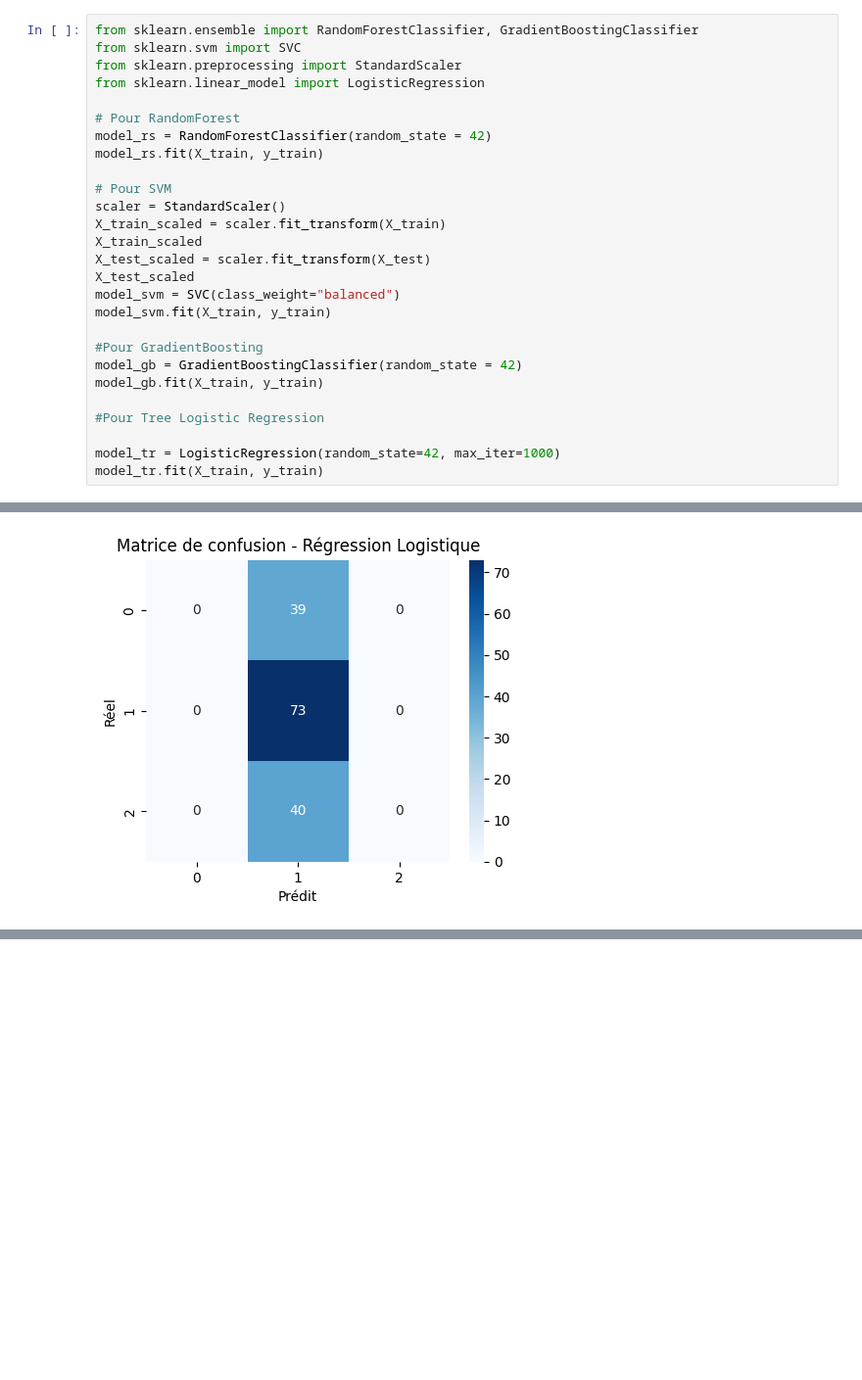
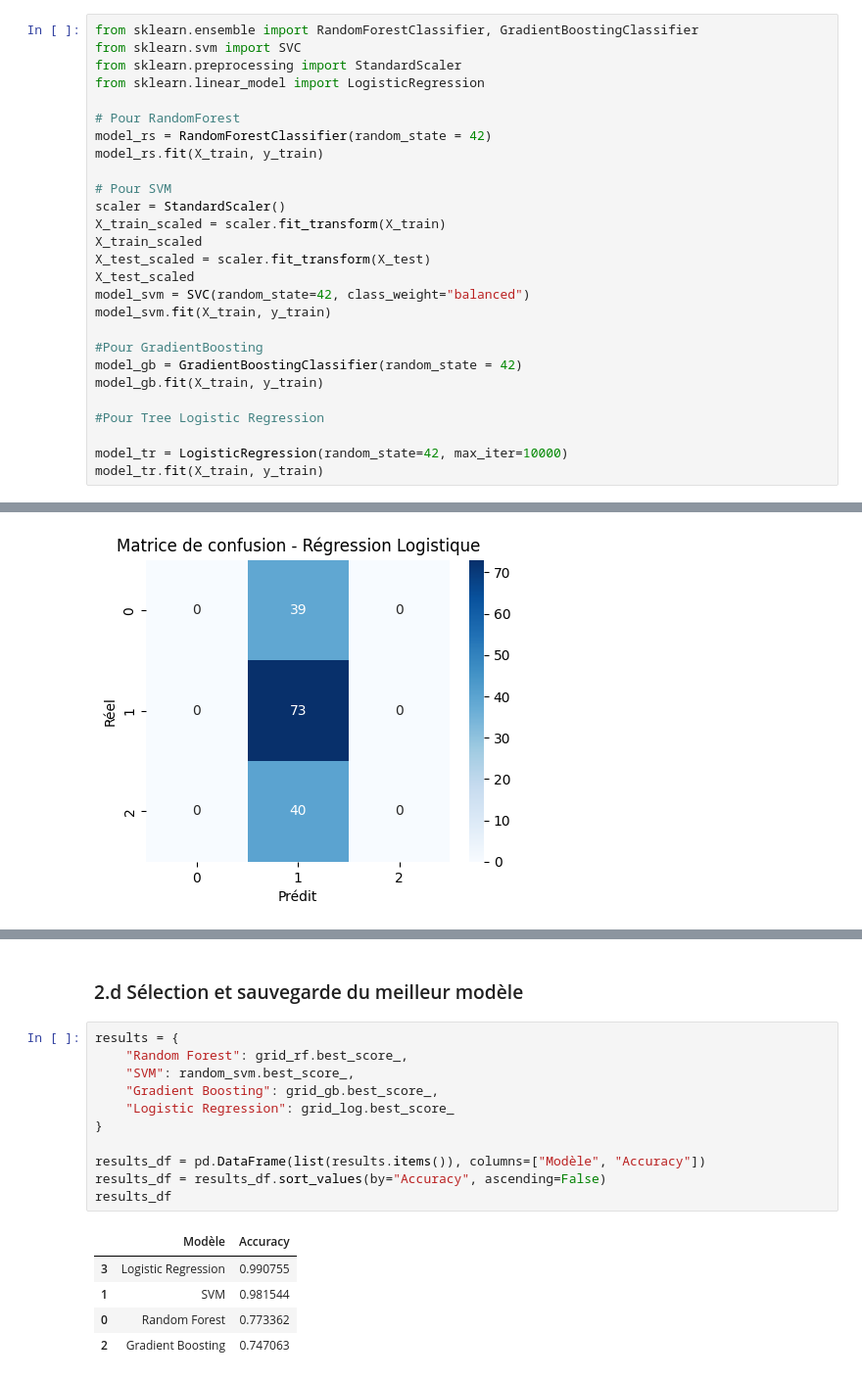
Before and after one commit to r00tMG/risque_diabete_par_analyse_clinique_model_apprentissage, a Jupyter notebook: notebooks/script.ipynb, the cells around one changed output, grey strips where cells are left out. Shown at 98% size. Saved outputs shown, nothing was run; the diff lists cells and outputs as text; blank space fills up the shorter version.

```diff
--- a/notebooks/script.ipynb
+++ b/notebooks/script.ipynb
@@ -492,7 +492,7 @@ X_train_scaled = scaler.fit_transform(X_train)
 X_train_scaled
 X_test_scaled = scaler.fit_transform(X_test)
 X_test_scaled
-model_svm = SVC(class_weight="balanced")
+model_svm = SVC(random_state=42, class_weight="balanced")
 model_svm.fit(X_train, y_train)
 
 #Pour GradientBoosting
@@ -501,6 +501,6 @@ model_gb.fit(X_train, y_train)
 
 #Pour Tree Logistic Regression
 
-model_tr = LogisticRegression(random_state=42, max_iter=1000)
+model_tr = LogisticRegression(random_state=42, max_iter=10000)
 model_tr.fit(X_train, y_train)
 # %% [output]
@@ -619,0 +746,19 @@ weighted avg       0.23      0.48      0.31       152
+# %% [markdown]
+### 2.d Sélection et sauvegarde du meilleur modèle
+# %%
+results = {
+    "Random Forest": grid_rf.best_score_,
+    "SVM": random_svm.best_score_,
+    "Gradient Boosting": grid_gb.best_score_,
+    "Logistic Regression": grid_log.best_score_
+}
+
+results_df = pd.DataFrame(list(results.items()), columns=["Modèle", "Accuracy"])
+results_df = results_df.sort_values(by="Accuracy", ascending=False)
+results_df
+# %% [output]
+|  | Modèle | Accuracy |
+| 3 | Logistic Regression | 0.990755 |
+| 1 | SVM | 0.981544 |
+| 0 | Random Forest | 0.773362 |
+| 2 | Gradient Boosting | 0.747063 |
```
Also changed, not shown: parts of 9 cells of this notebook, 5 other files.
